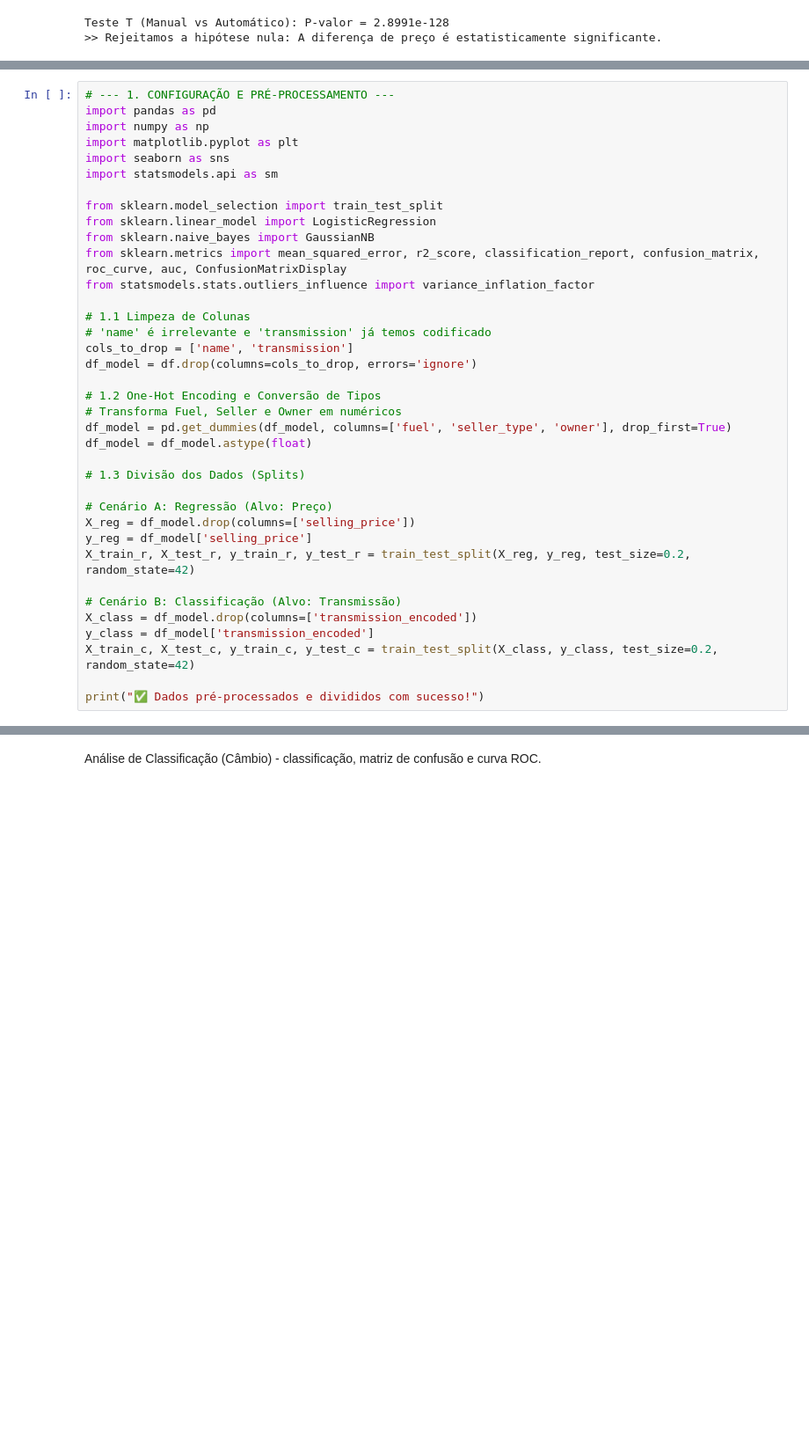
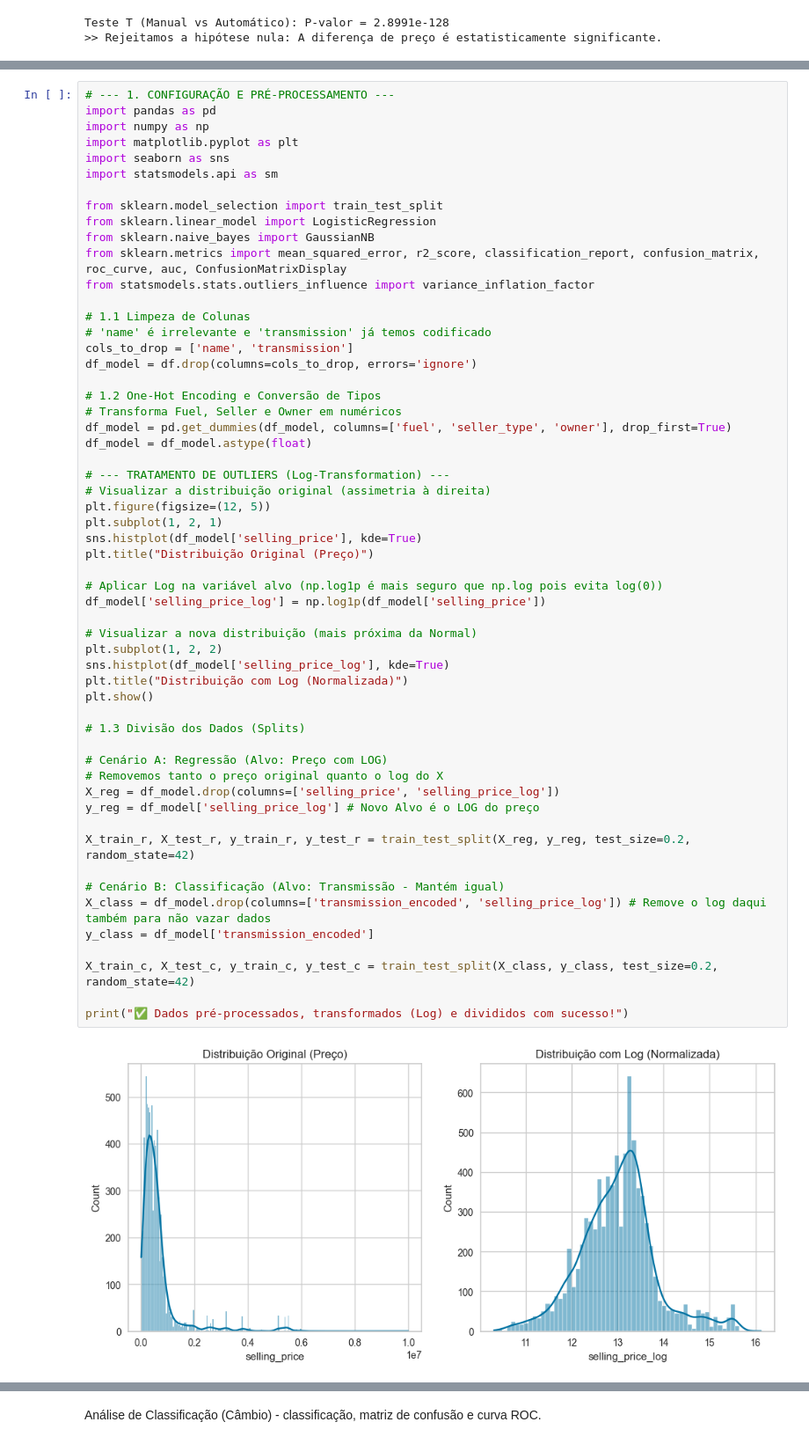
Before and after one commit to davituma/cars-regression-classification, a Jupyter notebook: projeto_carros.ipynb, the cells around one changed output, grey strips where cells are left out. Shown at 88% size. Saved outputs shown, nothing was run; the diff lists cells and outputs as text; blank space fills up the shorter version.

```diff
--- a/projeto_carros.ipynb
+++ b/projeto_carros.ipynb
@@ -178,36 +181,56 @@ Nesta etapa, preparamos os dados para os algoritmos de Machine Learning e implem
 import pandas as pd
 import numpy as np
 import matplotlib.pyplot as plt
 import seaborn as sns
 import statsmodels.api as sm
 
 from sklearn.model_selection import train_test_split
 from sklearn.linear_model import LogisticRegression
 from sklearn.naive_bayes import GaussianNB
 from sklearn.metrics import mean_squared_error, r2_score, classification_report, confusion_matrix, roc_curve, auc, ConfusionMatrixDisplay
 from statsmodels.stats.outliers_influence import variance_inflation_factor
 
 # 1.1 Limpeza de Colunas
 # 'name' é irrelevante e 'transmission' já temos codificado
 cols_to_drop = ['name', 'transmission']
 df_model = df.drop(columns=cols_to_drop, errors='ignore')
 
 # 1.2 One-Hot Encoding e Conversão de Tipos
 # Transforma Fuel, Seller e Owner em numéricos
 df_model = pd.get_dummies(df_model, columns=['fuel', 'seller_type', 'owner'], drop_first=True)
 df_model = df_model.astype(float)
 
+# --- TRATAMENTO DE OUTLIERS (Log-Transformation) ---
+# Visualizar a distribuição original (assimetria à direita)
+plt.figure(figsize=(12, 5))
+plt.subplot(1, 2, 1)
+sns.histplot(df_model['selling_price'], kde=True)
+plt.title("Distribuição Original (Preço)")
+
+# Aplicar Log na variável alvo (np.log1p é mais seguro que np.log pois evita log(0))
+df_model['selling_price_log'] = np.log1p(df_model['selling_price'])
+
+# Visualizar a nova distribuição (mais próxima da Normal)
+plt.subplot(1, 2, 2)
+sns.histplot(df_model['selling_price_log'], kde=True)
+plt.title("Distribuição com Log (Normalizada)")
+plt.show()
+
 # 1.3 Divisão dos Dados (Splits)
 
-# Cenário A: Regressão (Alvo: Preço)
-X_reg = df_model.drop(columns=['selling_price'])
-y_reg = df_model['selling_price']
+# Cenário A: Regressão (Alvo: Preço com LOG)
+# Removemos tanto o preço original quanto o log do X
+X_reg = df_model.drop(columns=['selling_price', 'selling_price_log'])
+y_reg = df_model['selling_price_log'] # Novo Alvo é o LOG do preço
+
 X_train_r, X_test_r, y_train_r, y_test_r = train_test_split(X_reg, y_reg, test_size=0.2, random_state=42)
 
-# Cenário B: Classificação (Alvo: Transmissão)
-X_class = df_model.drop(columns=['transmission_encoded'])
+# Cenário B: Classificação (Alvo: Transmissão - Mantém igual)
+X_class = df_model.drop(columns=['transmission_encoded', 'selling_price_log']) # Remove o log daqui também para não vazar dados
 y_class = df_model['transmission_encoded']
+
 X_train_c, X_test_c, y_train_c, y_test_c = train_test_split(X_class, y_class, test_size=0.2, random_state=42)
 
-print("✅ Dados pré-processados e divididos com sucesso!")
+print("✅ Dados pré-processados, transformados (Log) e divididos com sucesso!")
 # %% [output]
+[figure, added]
```
Also changed, not shown: parts of 15 cells of this notebook, 1 other file.
